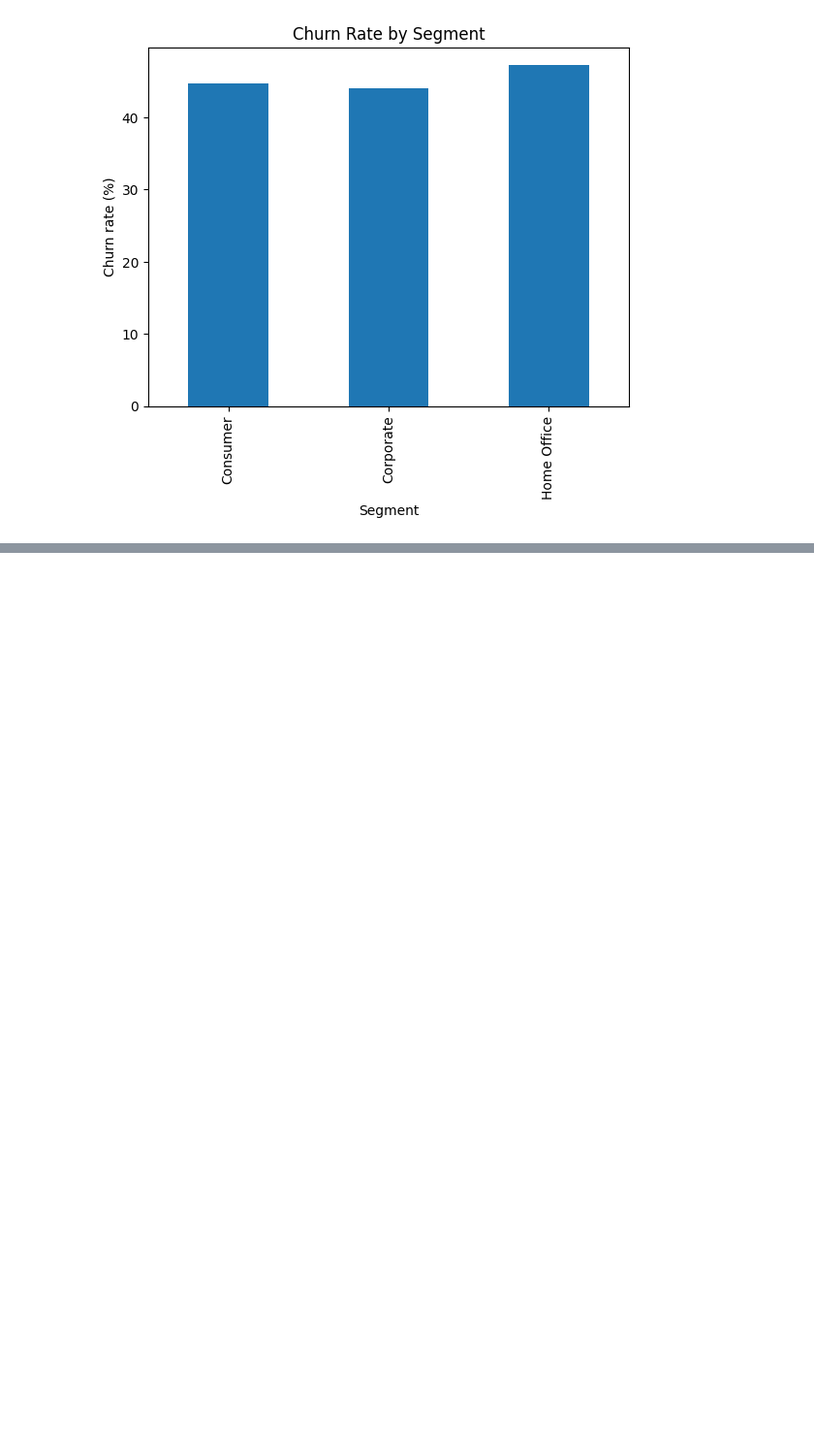
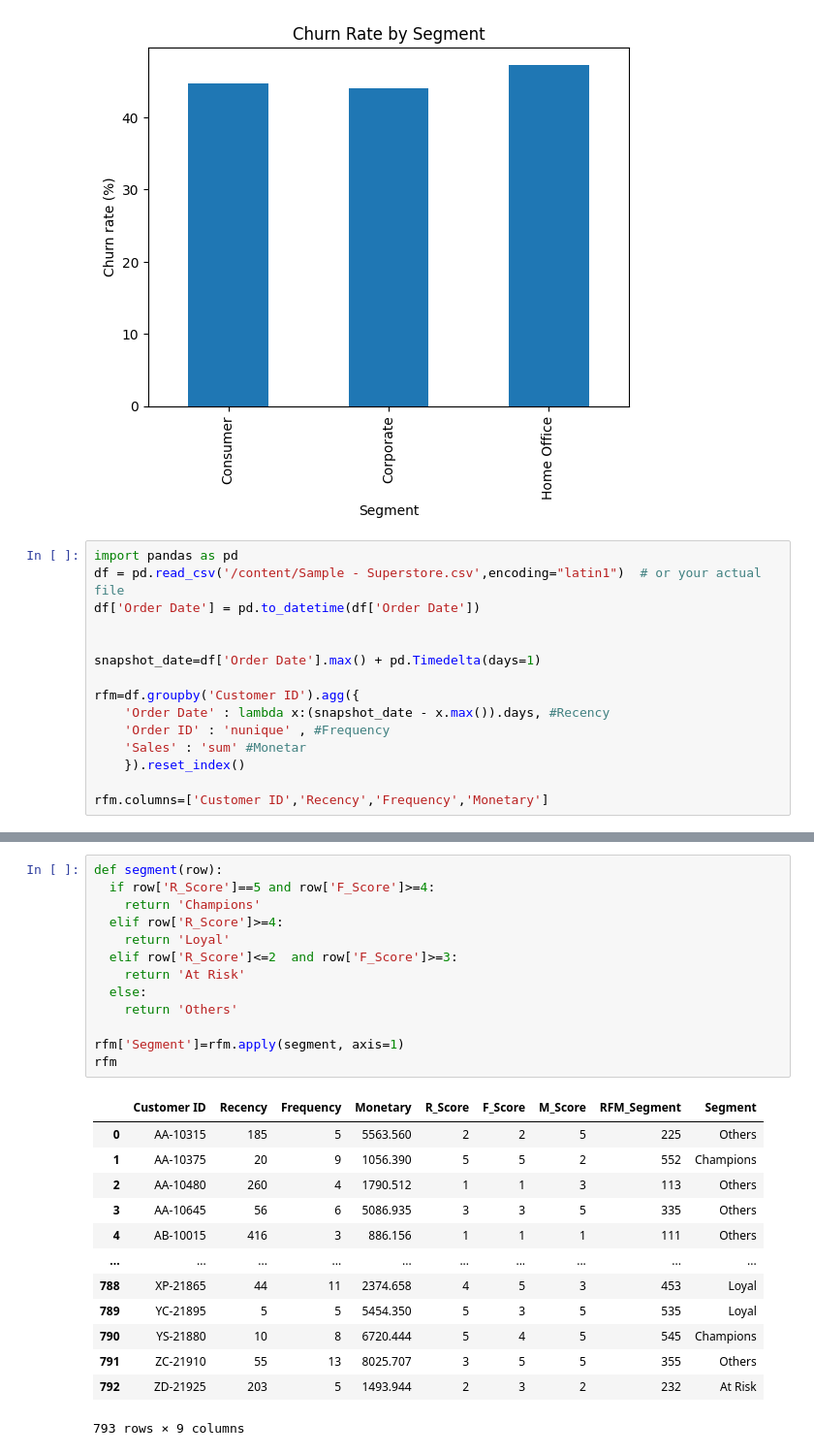
Before and after one commit to GunelXelilli/PandasAnaliz, a Jupyter notebook: PandasESAS.ipynb, the cells around one changed output, grey strips where cells are left out. Shown at 97% size. Drawn from its saved outputs; the diff is of its cells as text; blank space fills up the shorter version.

```diff
--- a/PandasESAS.ipynb
+++ b/PandasESAS.ipynb
@@ -331,3 +331,18 @@ plt.ylabel('Churn rate (%)')
 plt.show()
 # %% [output]
 [figure]
+# %%
+import pandas as pd
+df = pd.read_csv('/content/Sample - Superstore.csv',encoding="latin1")  # or your actual file
+df['Order Date'] = pd.to_datetime(df['Order Date'])
+
+
+snapshot_date=df['Order Date'].max() + pd.Timedelta(days=1)
+
+rfm=df.groupby('Customer ID').agg({
+    'Order Date' : lambda x:(snapshot_date - x.max()).days, #Recency
+    'Order ID' : 'nunique' , #Frequency
+    'Sales' : 'sum' #Monetar
+    }).reset_index()
+
+rfm.columns=['Customer ID','Recency','Frequency','Monetary']
@@ -333,0 +407,27 @@ plt.show()
+# %%
+def segment(row):
+  if row['R_Score']==5 and row['F_Score']>=4:
+    return 'Champions'
+  elif row['R_Score']>=4:
+    return 'Loyal'
+  elif row['R_Score']<=2  and row['F_Score']>=3:
+    return 'At Risk'
+  else:
+    return 'Others'
+
+rfm['Segment']=rfm.apply(segment, axis=1)
+rfm
+# %% [output]
+|  | Customer ID | Recency | Frequency | Monetary | R_Score | F_Score | M_Score | RFM_Segment | Segment |
+| 0 | AA-10315 | 185 | 5 | 5563.560 | 2 | 2 | 5 | 225 | Others |
+| 1 | AA-10375 | 20 | 9 | 1056.390 | 5 | 5 | 2 | 552 | Champions |
+| 2 | AA-10480 | 260 | 4 | 1790.512 | 1 | 1 | 3 | 113 | Others |
+| 3 | AA-10645 | 56 | 6 | 5086.935 | 3 | 3 | 5 | 335 | Others |
+| 4 | AB-10015 | 416 | 3 | 886.156 | 1 | 1 | 1 | 111 | Others |
+| ... | ... | ... | ... | ... | ... | ... | ... | ... | ... |
+| 788 | XP-21865 | 44 | 11 | 2374.658 | 4 | 5 | 3 | 453 | Loyal |
+| 789 | YC-21895 | 5 | 5 | 5454.350 | 5 | 3 | 5 | 535 | Loyal |
+| 790 | YS-21880 | 10 | 8 | 6720.444 | 5 | 4 | 5 | 545 | Champions |
+| 791 | ZC-21910 | 55 | 13 | 8025.707 | 3 | 5 | 5 | 355 | Others |
+| 792 | ZD-21925 | 203 | 5 | 1493.944 | 2 | 3 | 2 | 232 | At Risk |
+793 rows × 9 columns
```
Also changed, not shown: parts of 21 cells of this notebook.
